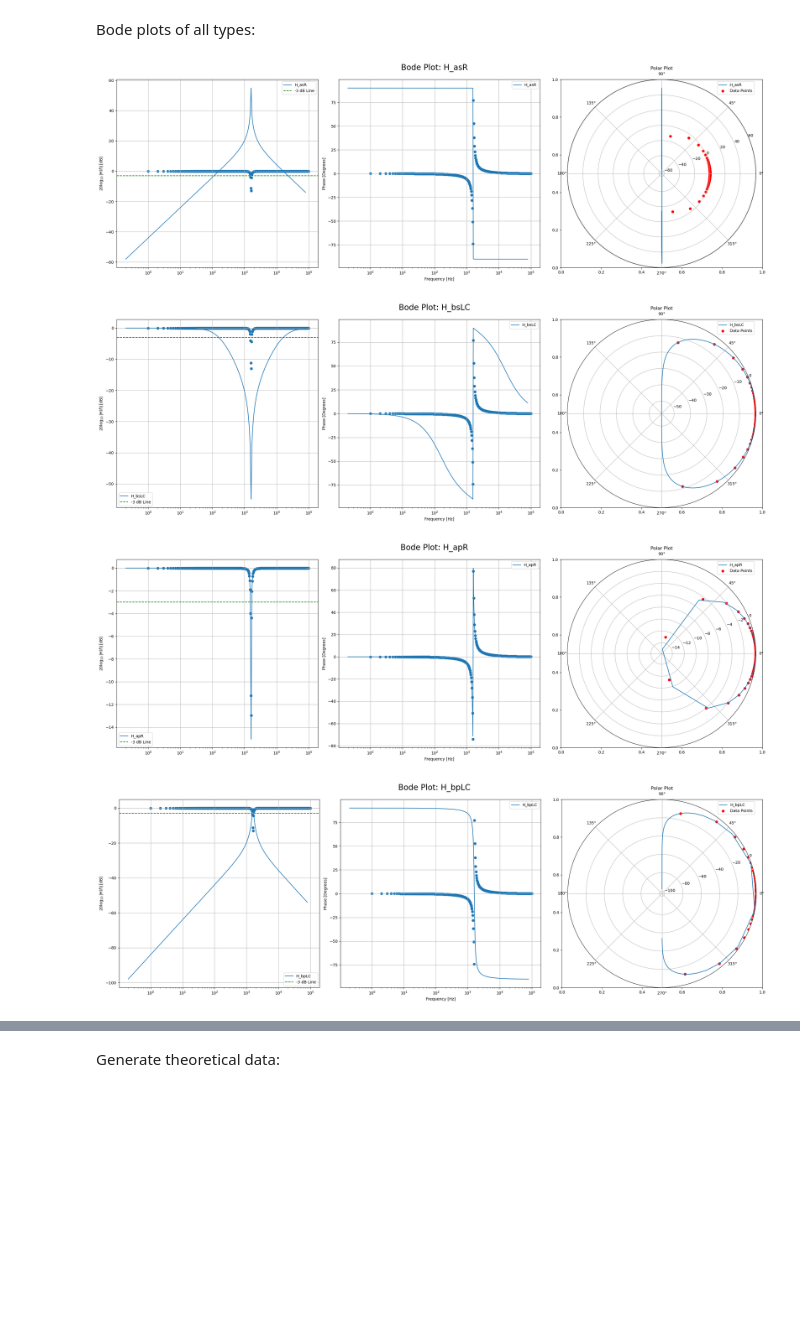
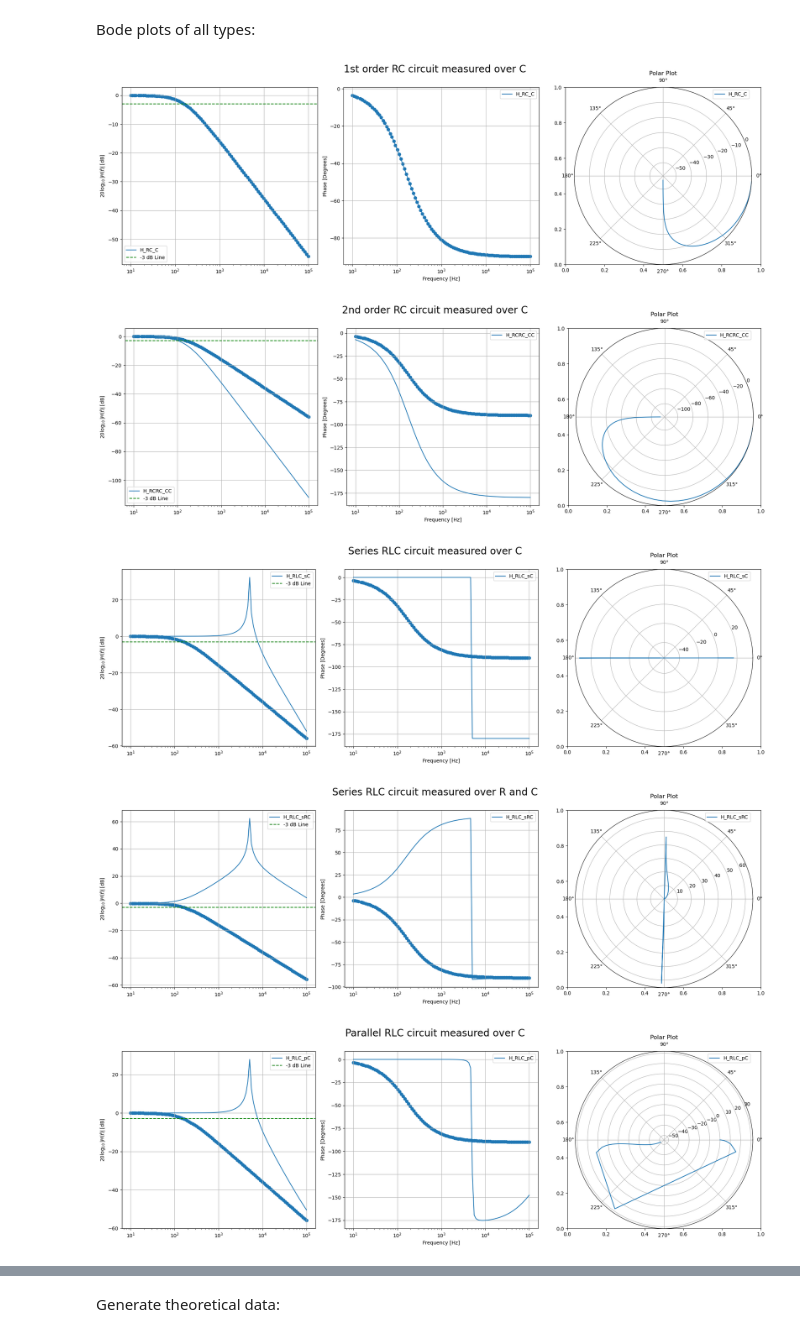
Before and after one commit to GingerBF/Git_Repository, a Jupyter notebook: PE1/Sessie_5/sessie_5_lab.ipynb, the cells around one changed output, grey strips where cells are left out. Saved outputs shown, nothing was run; the diff lists cells and outputs as text; code cells hidden in the pictures; blank space fills up the shorter version.

```diff
--- a/PE1/Sessie_5/sessie_5_lab.ipynb
+++ b/PE1/Sessie_5/sessie_5_lab.ipynb
@@ -574,23 +441,23 @@ DaqNotFoundError: Could not find an installation of NI-DAQmx. Please ensure that
 # %% [markdown]
 Theoretical:
 # %%
-duration = 5
+duration = 3
 amplitude = 5
 min_log_freq = np.log10(1 / duration)
-frequencies_unrounded = np.logspace(min_log_freq, 5, 50)
+frequencies_unrounded = np.logspace(1, 5, 100)
 frequencies = np.unique(np.round(frequencies_unrounded))
 frequencies = frequencies[frequencies != 0]
 
-R = 1000
-C = 1e-6
+R = 10000
+C = 1e-7
 L = 1e-2
 
-t, data = daq.generateMultipleWaveforms(function='sine', frequencies=frequencies, duration=duration, amplitude=amplitude, phase=0)
+t, data = daq.generateMultipleWaveforms(function='sine', frequencies=frequencies, duration=duration, amplitude=amplitude, phase=0, samplerate=daq.samplerate)
 
 fft = np.fft.fft(data)
 freqs = np.fft.fftfreq(len(data), 1/daq.samplerate)
 
-H_values = H_apR(freqs, R, L, C)
+H_values = H.RC_C(freqs, R, L, C)
 filtered_fft = fft * H_values
 
 AI1_data = np.real(np.fft.ifft(filtered_fft))
@@ -604,5 +471,5 @@ data_loaded = np.load('meting.npy')
 # %% [markdown]
 Process data:
 # %%
-H_magnitudes, H_phaseshifts = daq.getMagnitudePhase(data_theoretical, frequencies, res_freq=True, cutoff_freq=True)
+H_magnitudes, H_phaseshifts = daq.getMagnitudePhase(data_theoretical, frequencies, res_freq=True, cutoff_freq=True, samplerate=daq.samplerate)
 # %% [output]
@@ -610,61 +477,58 @@ H_magnitudes, H_phaseshifts = daq.getMagnitudePhase(data_theoretical, frequencie
 # %% [markdown]
 Bode plots of all types:
 # %%
-low_pass_list = [H_low, H_lowlow, H_asC, H_bsRC, H_apC, H_bpRL, H_RL_R, H_CL_C]
-low_pass_labels = [r'H_low', r'H_lowlow', r'H_prLc', r'H_pRLc', r'H_asC', r'H_bsRC', r'H_apC', r'H_bpRL', r'H_RL_R', r'H_CL_C']
+figscale = 0.8
 
-high_pass_list = [H_high, H_highhigh, H_asL, H_bsRL, H_apL, H_bpRC, H_RL_L, H_CL_L]
-high_pass_labels = ['H_high', 'H_highhigh', 'H_asL', 'H_bsRL', 'H_apL', 'H_bpRC', 'H_RL_L', 'H_CL_L']
+all_list = [H.RC_C, H.RCRC_CC, H.RLC_sC, H.RLC_sRC, H.RLC_pC, H.RLC_pRL, H.RL_R, H.CL_C, H.RC_R, H.RCRC_RR, H.RLC_sL, H.RLC_sRL, H.RLC_pL, H.RLC_pRC, H.RL_L, H.CL_L, H.RLC_sR, H.RLC_sLC, H.RLC_pR, H.RLC_pLC]
 
-rest_list = [H_asR, H_bsLC, H_apR, H_bpLC]
-rest_labels = ['H_asR', 'H_bsLC', 'H_apR', 'H_bpLC']
-
-freqs = np.logspace(min_log_freq, 4.9, 500)
-R = 1000
-C = 1e-6
+freqs = np.logspace(1, 5, 100)
+freqs = np.unique(np.round(freqs))
+freqs = freqs[freqs != 0]
+R = 10000
+C = 1e-7
 L = 1e-2
 
-H_list = rest_list
-H_labels = rest_labels
+H_list = all_list
 
 for i in range(0, len(H_list)):
     H_values = H_list[i](freqs, R, L, C)
     phi_values = np.angle(H_values)
 
-    fig, (ax1, ax2, ax3) = plt.subplots(1, 3, figsize=(24, 8), gridspec_kw={'width_ratios': [2, 2, 2]})
+    fig, (ax1, ax2, ax3) = plt.subplots(1, 3, figsize=(figscale * 24, figscale * 8), gridspec_kw={'width_ratios': [2, 2, 2]})
 
     # Plot magnitude response
-    ax1.plot(freqs, 20 * np.log10(np.abs(H_values)), label=H_labels[i])
+    ax1.plot(freqs, 20 * np.log10(np.abs(H_values)), label=f'H_{H_list[i].__name__}')
     ax1.scatter(frequencies, 20 * np.log10(H_magnitudes))
     ax1.set_xscale('log')
     #ax1.set_title('Magnitude Transfer Function')
     ax1.axhline(-3, color='green', linestyle='--', label='-3 dB Line')
     ax1.set_ylabel(r'$20 \log_{10}|H(f)| \, \mathrm{[dB]}$')
     ax1.legend()
     ax1.grid()
 
     # Plot phase response
-    ax2.plot(freqs, np.rad2deg(phi_values), label=H_labels[i])
+    ax2.plot(freqs, np.rad2deg(phi_values), label=f'H_{H_list[i].__name__}')
     ax2.scatter(frequencies, H_phaseshifts)
     ax2.set_xscale('log')
     #ax2.set_title('Phase Transfer Function')
     ax2.set_xlabel('Frequency [Hz]')
     ax2.set_ylabel('Phase [Degrees]')
     ax2.legend()
     ax2.grid()
 
     ax3 = plt.subplot(133, polar=True)  # Create a polar subplot
-    ax3.plot(phi_values, 20 * np.log10(np.abs(H_values)), label=H_labels[i])
-    ax3.scatter(np.deg2rad(H_phaseshifts), 20 * np.log10(H_magnitudes), label='Data Points', color='red')
+    ax3.plot(phi_values, 20 * np.log10(np.abs(H_values)), label=f'H_{H_list[i].__name__}')
+    #ax3.scatter(np.deg2rad(H_phaseshifts), 20 * np.log10(H_magnitudes), label='Data Points', color='red')
     ax3.set_title('Polar Plot')
     ax3.legend()
 
     # Show and save the plot
-    plt.suptitle(f'Bode Plot: {H_labels[i]}', fontsize=20)
+    plt.suptitle(H.function_metadata[H_list[i].__name__]["description"], fontsize=20)
     plt.tight_layout()
     plt.show()
 # %% [output]
-[figure, old version]
+[figure, new version]
-[figure, old version]
+[figure, new version]
-[figure, old version]
+[figure, new version]
-[figure, old version]
+[figure, new version]
+[figure, added]
```
Also changed, not shown: parts of 5 cells of this notebook, 2 other files.
